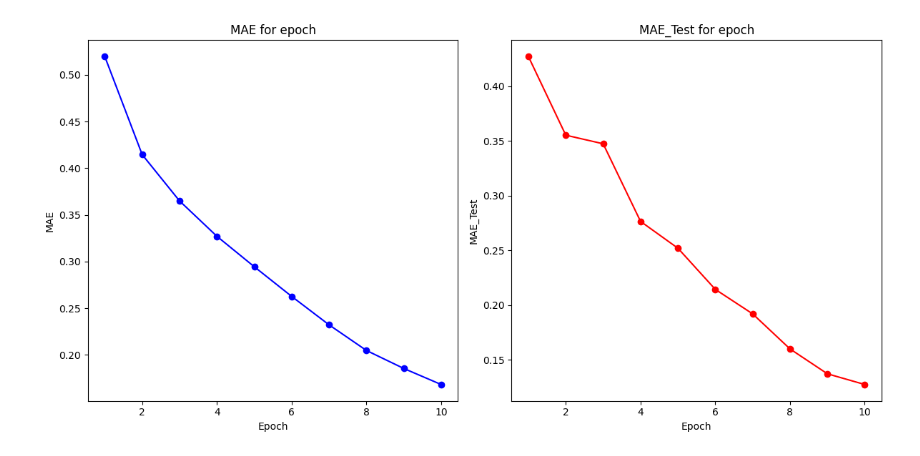
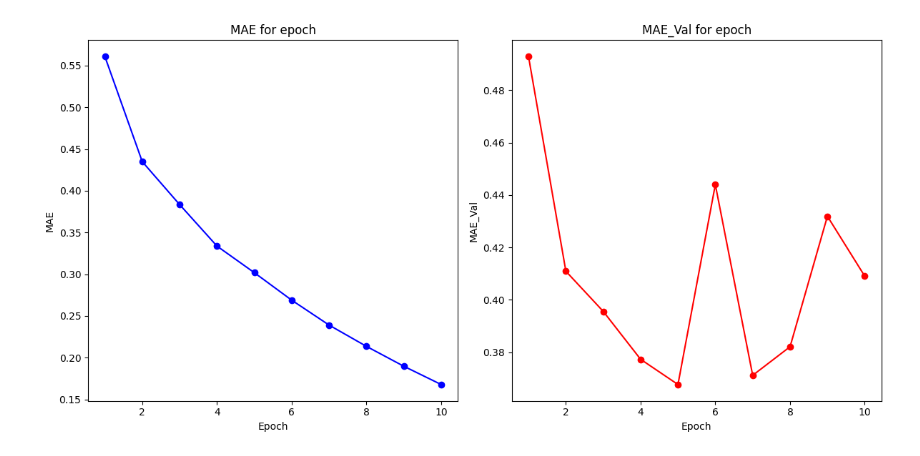
Before and after one commit to karlo-con-k/DeepLearningToolkit, a Jupyter notebook: TestNotebooks/testDataSet.ipynb, the cells around one changed output. Saved outputs shown, nothing was run; the diff lists cells and outputs as text; code cells hidden in the pictures.

```diff
--- a/TestNotebooks/testDataSet.ipynb
+++ b/TestNotebooks/testDataSet.ipynb
@@ -6,7 +6,8 @@ environ.Env.read_env()
 DataSetsPath     = env('DataSetsPath')     #* get the path of the script
 ModelsPath       = env('ModelsPath')       #* get the path of the script
 FitFunctionsPath = env('FitFunctionsPath') #* get the path of the script
-DataPath         = env('DataPath')         #* get the path of the data
+root_Data        = env('DataPath')         #* get the path of the dataSet
+root_Data_Val    = env('DataValPath')         #* get the path of the dataSet
 
 
 import sys
@@ -18,5 +19,7 @@ sys.path.append(FitFunctionsPath)
 import torch
 import torchvision.transforms as transforms
 from DataSets.dataSetCatsVsDogs import DataSet_Img_To_Label
+import matplotlib.pyplot as plt
+
 
 device = "cuda" if torch.cuda.is_available() else "cpu"
@@ -122,16 +119,20 @@ from torch import optim
 import torch.nn.functional as F
 
 
-# opt_model = optim.Adam(myModel.parameters(), lr = 0.01)
 opt_model = optim.Adam(myModel.parameters(), lr = 0.001)
 # criterion = nn.BCELoss()
 # criterion = torch.nn.MSELoss()
+criterion = nn.CrossEntropyLoss()
 
-criterion = nn.CrossEntropyLoss()
-getValLoos = True
-history = train_modelCNN(my_Data_Loader, myModel, opt_model, device = device, num_epochs = 10, get_History = True, criterion = criterion, getValLoos = getValLoos, data_loader_Val = my_Data_Loader)
-# history = train_step(myModel, my_Data_Loader, criterion, opt_model)
-# history = train_model(myModel, my_Data_Loader, criterion, opt_model, device = device, num_epochs = 1)
+history = train_modelCNN(my_Data_Loader,
+                        myModel,
+                        opt_model,
+                        device      = device,
+                        num_epochs  = 10,
+                        get_History = True,
+                        criterion   = criterion,
+                        getValLoos  = True,
+                        data_loader_Val = my_Data_Loader_Val)
 # print(myModel.state_dict().keys())
 # weights = myModel.state_dict()['dens_1.4.weight']
 # %% [output]
@@ -200,31 +201,31 @@ Epoch completed, Average Test Loss: 0.1275
 # %%
 import matplotlib.pyplot as plt
 
 Epochs_values     = range(1, len(history['MAE']) + 1)
-Epochs_values_Val = range(1, len(history['MAE_Test']) + 1)
+Epochs_values_Val = range(1, len(history['MAE_Val']) + 1)
 
-# Create two subplots (one for MAE and one for MAE_Test) in a single row
+# Create two subplots (one for MAE and one for MAE_Val) in a single row
 fig, (plt1, plt2) = plt.subplots(1, 2, figsize=(12, 6))
 
 # Plot MAE in the first subplot
 plt1.plot(Epochs_values, history['MAE'], marker='o', color='blue')
 plt1.set_xlabel('Epoch')
 plt1.set_ylabel('MAE')
 plt1.set_title('MAE for epoch')
 
-# Plot MAE_Test in the second subplot
-plt2.plot(Epochs_values_Val, history['MAE_Test'], marker='o', color='red')
+# Plot MAE_Val in the second subplot
+plt2.plot(Epochs_values_Val, history['MAE_Val'], marker='o', color='red')
 plt2.set_xlabel('Epoch')
-plt2.set_ylabel('MAE_Test')
-plt2.set_title('MAE_Test for epoch')
+plt2.set_ylabel('MAE_Val')
+plt2.set_title('MAE_Val for epoch')
 
 # Adjust layout
 plt.tight_layout()
 
 # Show the plots
 plt.show()
 # %% [output]
-[figure, old version]
+[figure, new version]
 # %%
 import numpy as np
 import os
```
Also changed, not shown: parts of 6 cells of this notebook, 5 other files.
